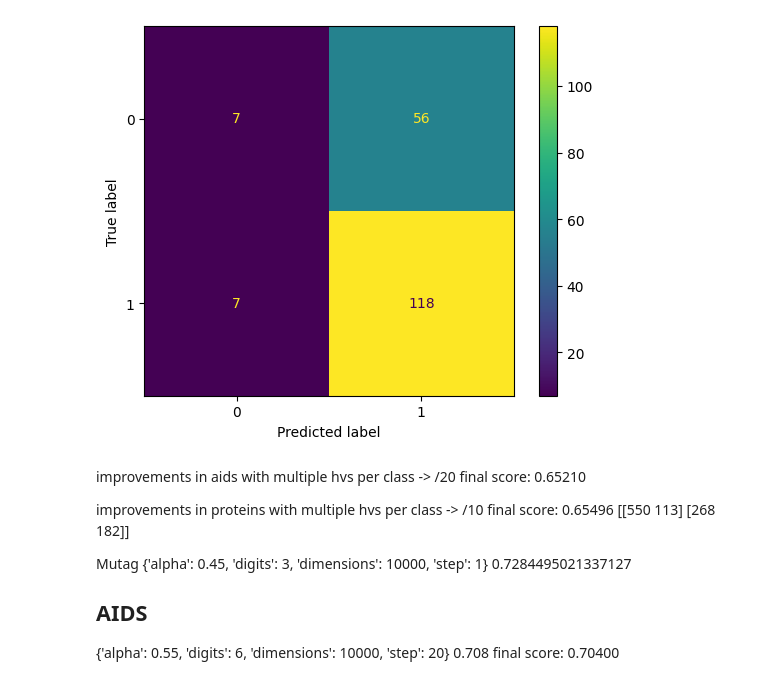
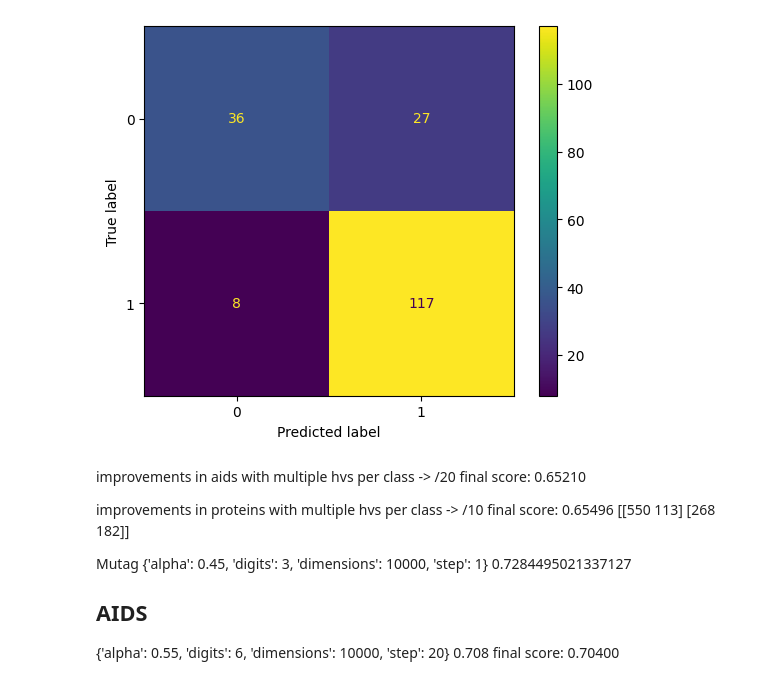
Before and after one commit to ignaciosica/hdc, a Jupyter notebook: papers/GraphHD.ipynb, the cells around one changed output. Saved outputs shown, nothing was run; the diff lists cells and outputs as text; code cells hidden in the pictures.

```diff
--- a/papers/GraphHD.ipynb
+++ b/papers/GraphHD.ipynb
@@ -84,9 +80,7 @@ class GraphHD(BaseEstimator, ClassifierMixin):
             dictLabels[label] = []
 
         for i in range(len(X)):
-            Graph = encodeGraph(
-                X[i], self.vertices, self.dimensions, self.digits, self.alpha
-            )
+            Graph = encodeGraph(X[i], self.vertices, self.dimensions)
             dictLabels[y[i]].append(Graph)
 
         for key, value in dictLabels.items():
@@ -100,9 +94,7 @@ class GraphHD(BaseEstimator, ClassifierMixin):
         predictions = []
         similarities = []
         for testGraph in X:
-            queryVector = encodeGraph(
-                testGraph, self.vertices, self.dimensions, self.digits, self.alpha
-            )
+            queryVector = encodeGraph(testGraph, self.vertices, self.dimensions)
             cleanVector = self.memory.cleanup(queryVector)
 
             predictions.append(int(cleanVector[0]))
@@ -113,7 +105,7 @@ class GraphHD(BaseEstimator, ClassifierMixin):
         #     "0:",
         #     predictions.count(0),
         #     "1:",
-        #     predictions.count(1)
+        #     predictions.count(1),
         # )
         return predictions
 # %%
@@ -157,3 +132,13 @@ def get_memory():
+# %%
+DATASET = MUTAG["train"]
+# DATASET = PROTEINS["train"]
+# DATASET = AIDS["full"]
+DIMENSIONS = 10000
+DIGITS = 3
+ALPHA = 0.85
+STEP = 1
+
+(graphs, labels, vertices) = processDataset(DATASET, DIMENSIONS, DIGITS, ALPHA)
 # %%
 import matplotlib.pyplot as plt
 
@@ -166,15 +151,13 @@ from sklearn.metrics import accuracy_score
 DATASET = MUTAG["train"]
 # DATASET = PROTEINS["train"]
 # DATASET = AIDS["full"]
-DIMENSIONS = 10000
-DIGITS = 3
-ALPHA = 0.35
-STEP = 4
+DIMENSIONS = 2500
+DIGITS = 4
+ALPHA = 0.45
+STEP = 1
 
 
-def reps(clf, reps):
-    (graphs, labels) = processDataset(DATASET)
-
+def reps(clf, graphs, labels, reps):
     sum = 0
     for i in range(reps):
         scores = cross_val_score(clf, graphs, labels, cv=10, n_jobs=-1)
@@ -184,23 +167,28 @@ def reps(clf, reps):
     print("r10f10 S => %.5f" % (sum / reps))
 
 
-def hpSearch():
-    (graphs, labels) = processDataset(DATASET)
+def hpSearch(graphs, labels, vertices):
     distributions = dict(
         dimensions=[10000],
         digits=[2, 3, 4, 5, 6],
         alpha=[0.25, 0.35, 0.45],
         step=[8, 32, 64, 124, 256],
     )
-    clf = GridSearchCV(GraphHD(), distributions, n_jobs=-1, verbose=2)
+    clf = GridSearchCV(
+        GraphHD(),
+        distributions,
+        n_jobs=-1,
+        verbose=2,
+        error_score="raise",
+    )
     # clf = RandomizedSearchCV(GraphHD(), distributions, n_jobs=-1, verbose=1)
     search = clf.fit(graphs, labels)
+    print("Search P =>", search.best_params_)
     print("Search S => %.5f" % search.best_score_)
     return search.best_estimator_
 
 
-def confusionMatrix(clf):
-    (graphs, labels) = processDataset(DATASET)
+def confusionMatrix(clf, graphs, labels):
     y_pred = cross_val_predict(clf, graphs, labels, n_jobs=-1)
     conf_mat = confusion_matrix(labels, y_pred)
     accuracy = accuracy_score(y_pred, labels)
@@ -211,12 +199,13 @@ def confusionMatrix(clf):
 
 
 def main():
-    memory_limit()
-    clf = hpSearch()
-    # clf = GraphHD(DIMENSIONS, DIGITS, ALPHA, STEP)
-    print(clf.get_params())
-    reps(clf, 9)
-    confusionMatrix(clf)
+    (graphs, labels, vertices) = processDataset(DATASET, DIMENSIONS, DIGITS, ALPHA)
+    clf = hpSearch(graphs, labels, vertices)
+    # clf = GraphHD(DIMENSIONS, DIGITS, ALPHA, STEP, vertices=vertices)
+
+    # clf.set_params(vertices=vertices)
+    reps(clf, graphs, labels, 5)
+    confusionMatrix(clf, graphs, labels)
 
 
 main()
@@ -245,4 +234,4 @@ r10f10 S => 0.69929
-[figure, old version]
+[figure, new version]
 # %% [markdown]
 improvements in aids with multiple hvs per class -> /20
 final score: 0.65210
```
Also changed, not shown: parts of 4 cells of this notebook.
